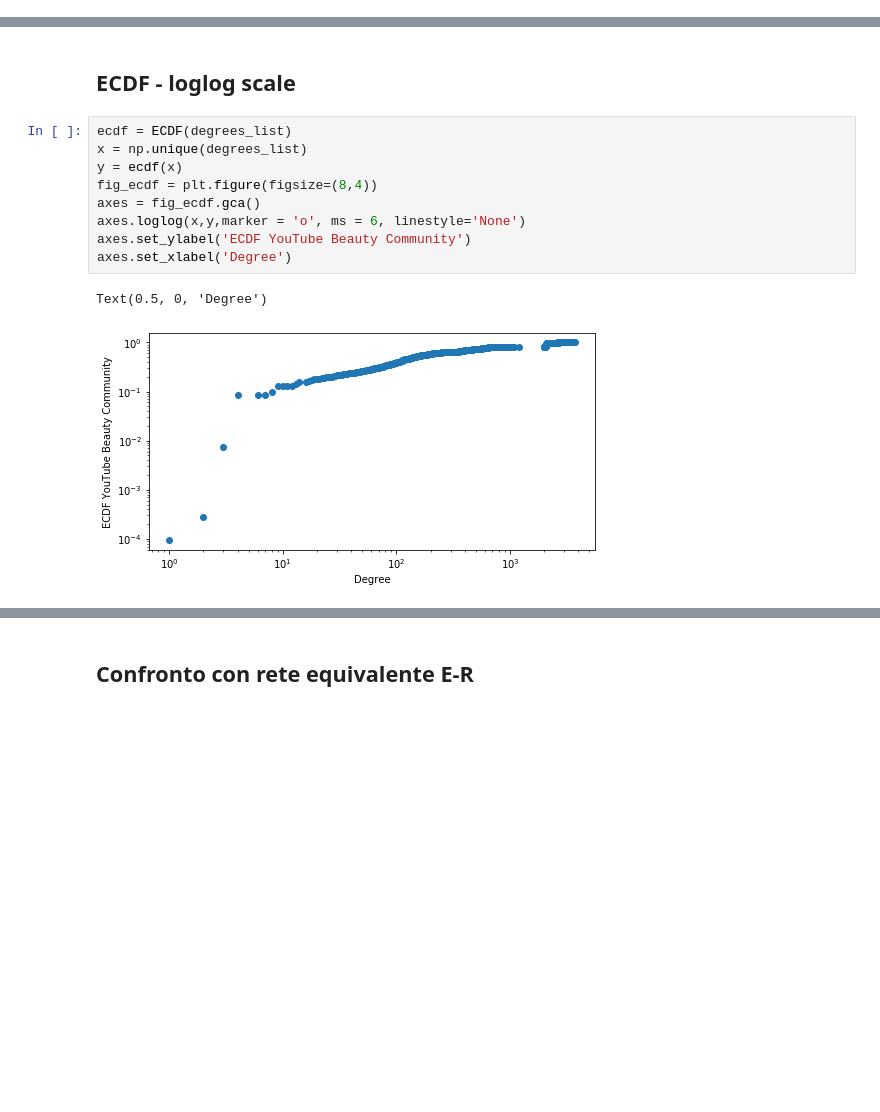
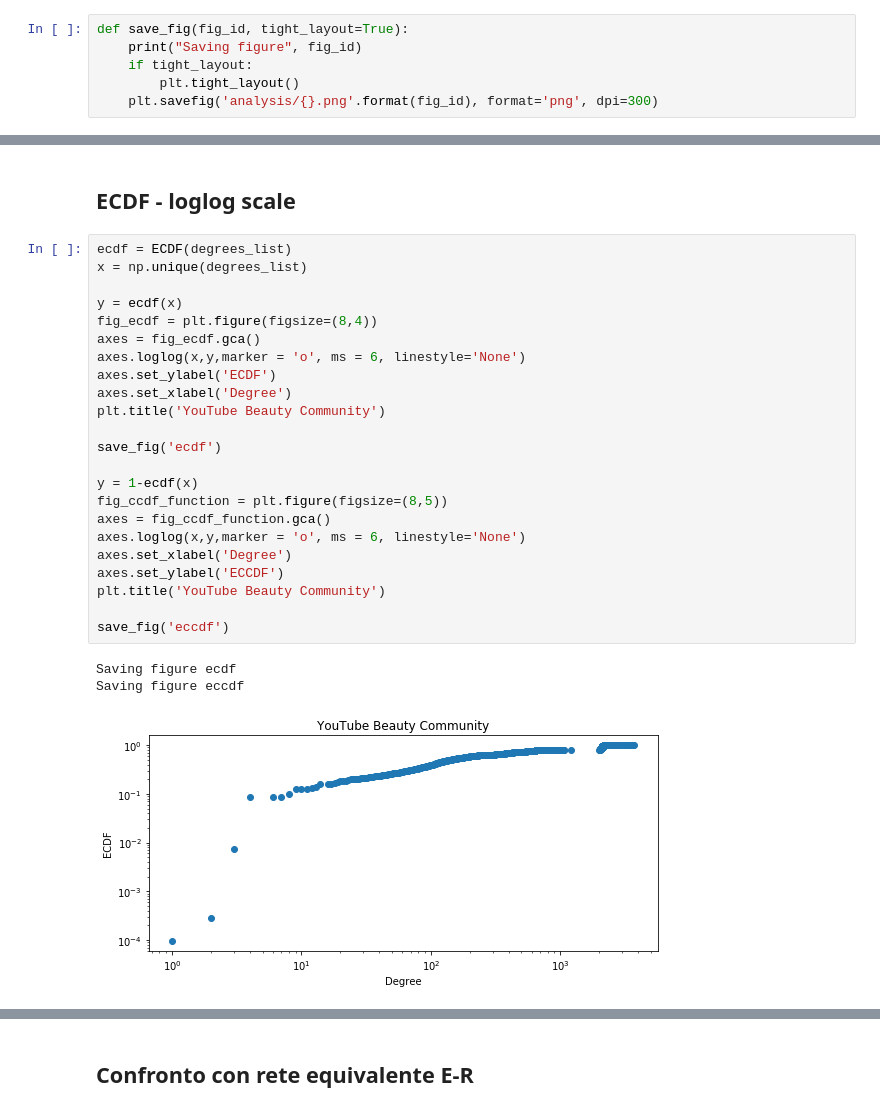
Before and after one commit to eliroc98/progetto_SMM, a Jupyter notebook: 7_network_analysis_classic.ipynb, the cells around one changed output, grey strips where cells are left out. Saved outputs shown, nothing was run; the diff lists cells and outputs as text; blank space fills up the shorter version.

```diff
--- a/7_network_analysis_classic.ipynb
+++ b/7_network_analysis_classic.ipynb
@@ -13,3 +15,9 @@ from statsmodels.distributions.empirical_distribution import ECDF
+# %%
+def save_fig(fig_id, tight_layout=True):
+    print("Saving figure", fig_id)
+    if tight_layout:
+        plt.tight_layout()
+    plt.savefig('analysis/{}.png'.format(fig_id), format='png', dpi=300)
 # %%
 #importo il grafo completo
 first_graph = nx.read_gpickle('data/first_graph_node_attributes.gpickle')
@@ -55,12 +67,27 @@ Maximum:                3738
 # %%
 ecdf = ECDF(degrees_list)
 x = np.unique(degrees_list)
+
 y = ecdf(x)
 fig_ecdf = plt.figure(figsize=(8,4))
 axes = fig_ecdf.gca()
 axes.loglog(x,y,marker = 'o', ms = 6, linestyle='None')
-axes.set_ylabel('ECDF YouTube Beauty Community')
+axes.set_ylabel('ECDF')
 axes.set_xlabel('Degree')
+plt.title('YouTube Beauty Community')
+
+save_fig('ecdf')
+
+y = 1-ecdf(x)
+fig_ccdf_function = plt.figure(figsize=(8,5))
+axes = fig_ccdf_function.gca()
+axes.loglog(x,y,marker = 'o', ms = 6, linestyle='None')
+axes.set_xlabel('Degree')
+axes.set_ylabel('ECCDF')
+plt.title('YouTube Beauty Community')
+
+save_fig('eccdf')
 # %% [output]
-Text(0.5, 0, 'Degree')
+Saving figure ecdf
+Saving figure eccdf
-[figure, old version]
+[figure, new version]
```
Also changed, not shown: parts of 21 cells of this notebook, 5 other files.
